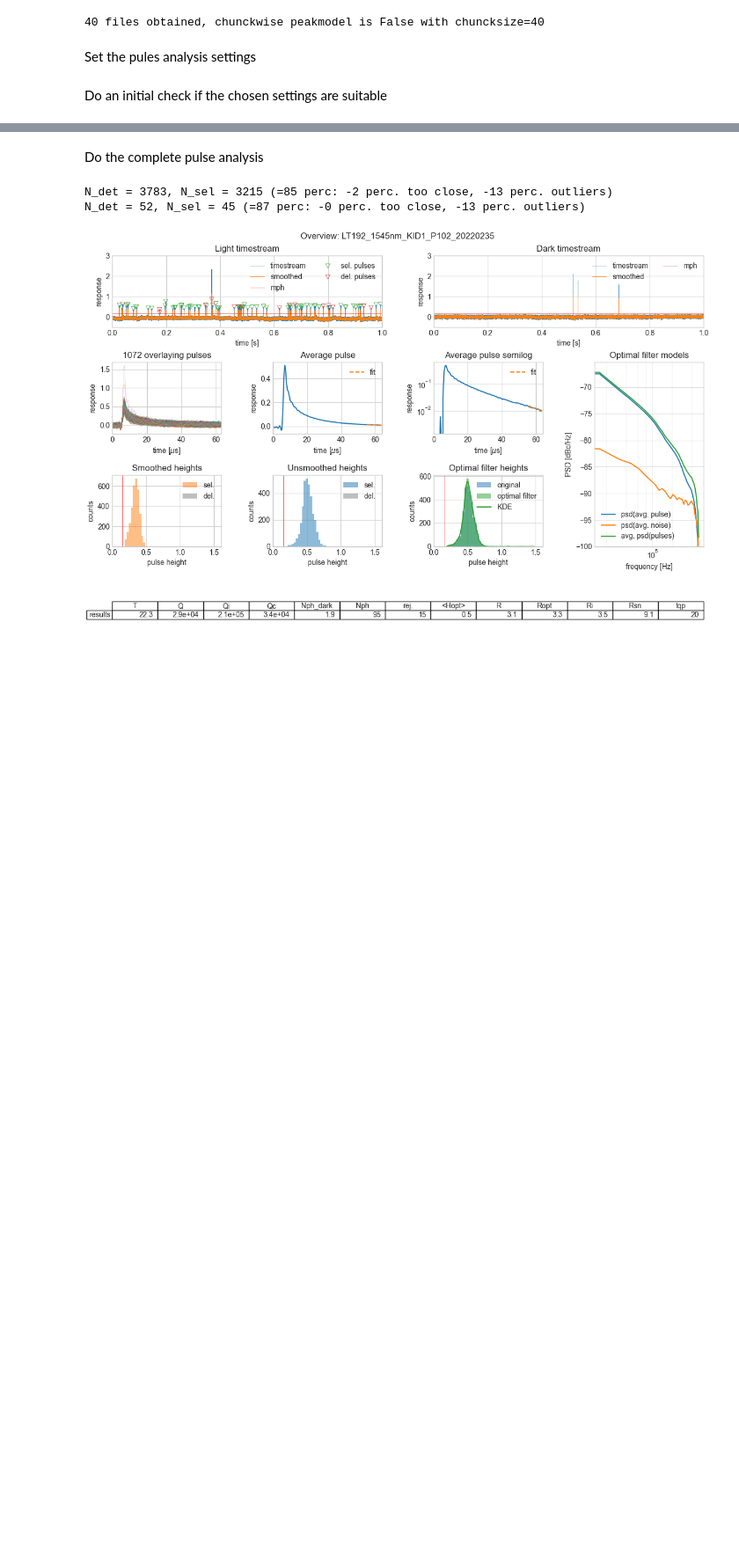
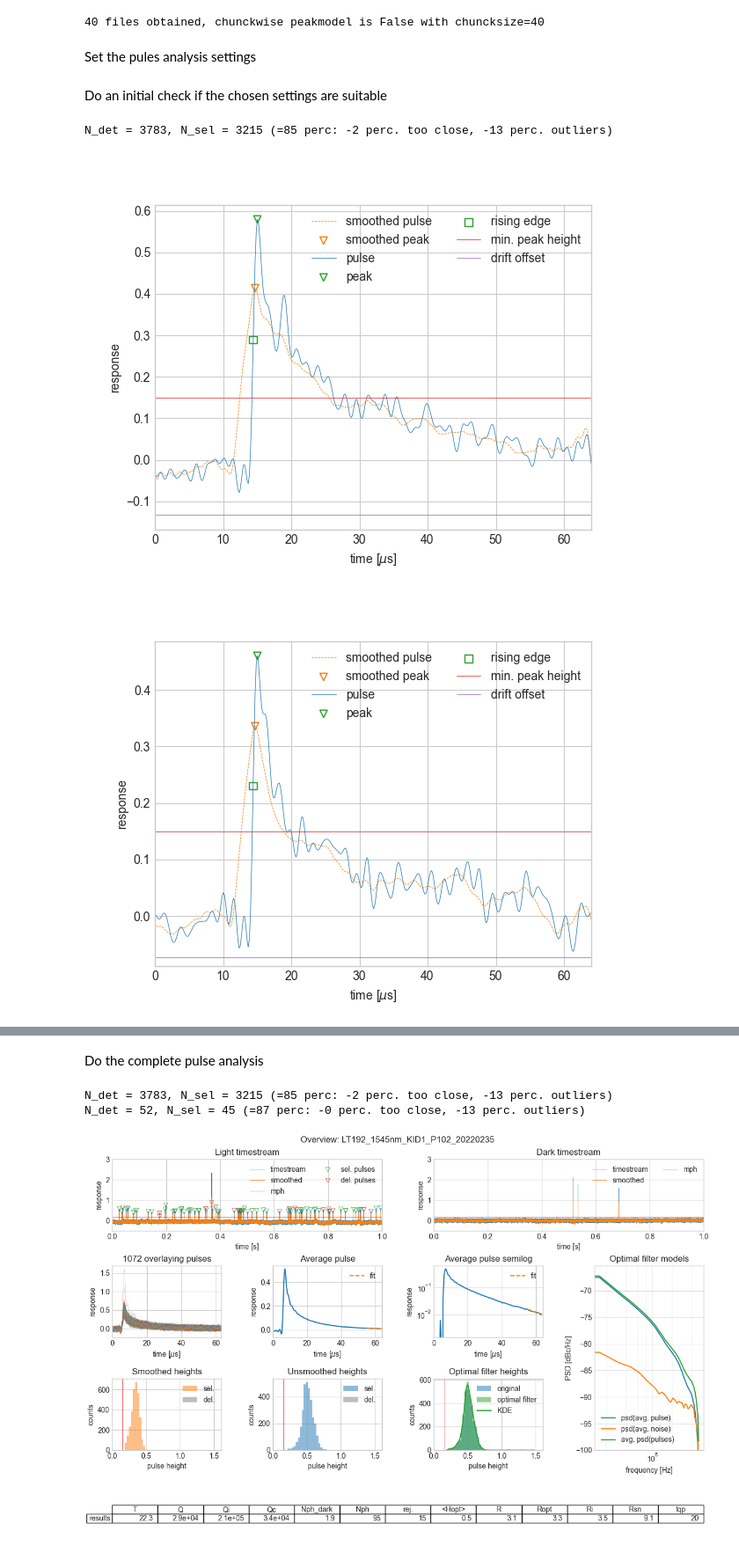
Before and after one commit to wilbertras/python-pulse-analysis, a Jupyter notebook: README.ipynb, the cells around one changed output, grey strips where cells are left out. Shown at 88% size. Cells and saved outputs as stored; diff of their text form; code cells hidden in the pictures; blank space fills up the shorter version.

```diff
--- a/README.ipynb
+++ b/README.ipynb
@@ -60,10 +60,14 @@ Do an initial check if the chosen settings are suitable
 # %%
 # the mkid.initiate attribute is for quickly checking how the pulse selection and alignment is going. It will only analyze one chunck of binfiles that was set by the initiation of the object.
 mkid.initiate(
     settings,               # input the pulse analysis settings
     f,                      # provide the required file with all the functions
     binsize=0.1,            # the binsize of the pulseheight histogram, this should actually be automated
     dpulse=10,              # overlaying all the pulses might be too much, only one in every ... is plotted
-    plot_pulse=0,        # if True, this will plot an individual detected pulse with its pulse height and the location of its rising edge at half the pulse maximum,
+    plot_pulse=3,        # this will plot a given number of individual detected pulses with its determined peak, offset and the location of its rising edge at half the peak.
     below=0            # only plot detected pulses below a certain pulse height. You can use this to check if these are arising from noise or not.
     )
+# %% [output]
+N_det = 3783, N_sel = 3215 (=85 perc: -2 perc. too close, -13 perc. outliers)
+[figure, added]
+[figure, added]
```
Also changed, not shown: parts of 1 cell of this notebook, 3 other files.
